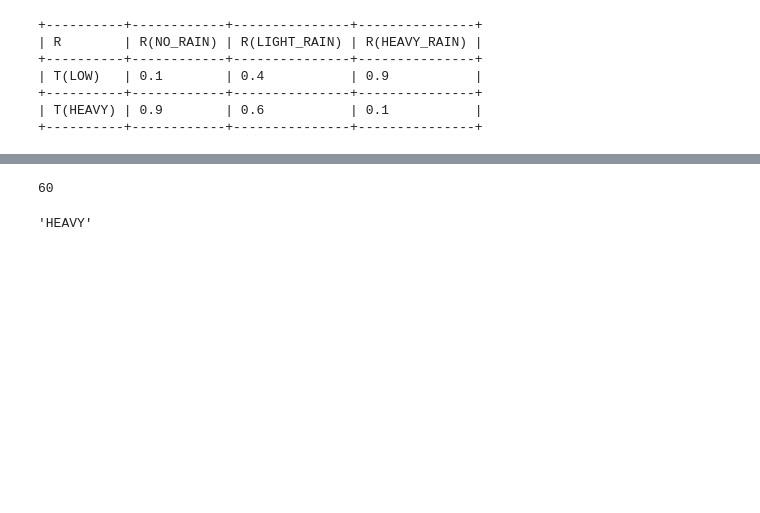
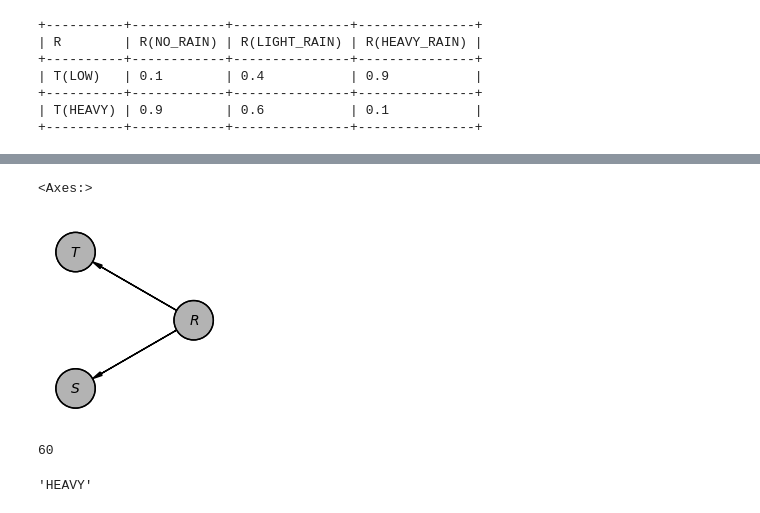
Before and after one commit to aadimator/CARLA-Plus, a Jupyter notebook: notebooks/pgm_demo.ipynb, the cells around one changed output, grey strips where cells are left out. Drawn from its saved outputs; the diff is of its cells as text; code cells hidden in the pictures; blank space fills up the shorter version.

```diff
--- a/notebooks/pgm_demo.ipynb
+++ b/notebooks/pgm_demo.ipynb
@@ -38,7 +38,7 @@ with hydra.initialize(version_base=None, config_path="../conf"):
     cfg = hydra.compose(
         config_name="config",
         overrides=[
-            "weather=clear",
+            "weather=rain",
             "weather/sun=night"
             ])
     # print(OmegaConf.to_yaml(cfg.weather, resolve=True))
@@ -56,3 +86,8 @@ pgm.print_cpd('T')
+# %%
+pgm.model.to_daft().render()
+# %% [output]
+<Axes:>
+[figure, added]
 # %%
 states = pgm.get_states()
 states.Rain.LIGHT_RAIN.value
```
Also changed, not shown: parts of 4 cells of this notebook, 4 other files.
